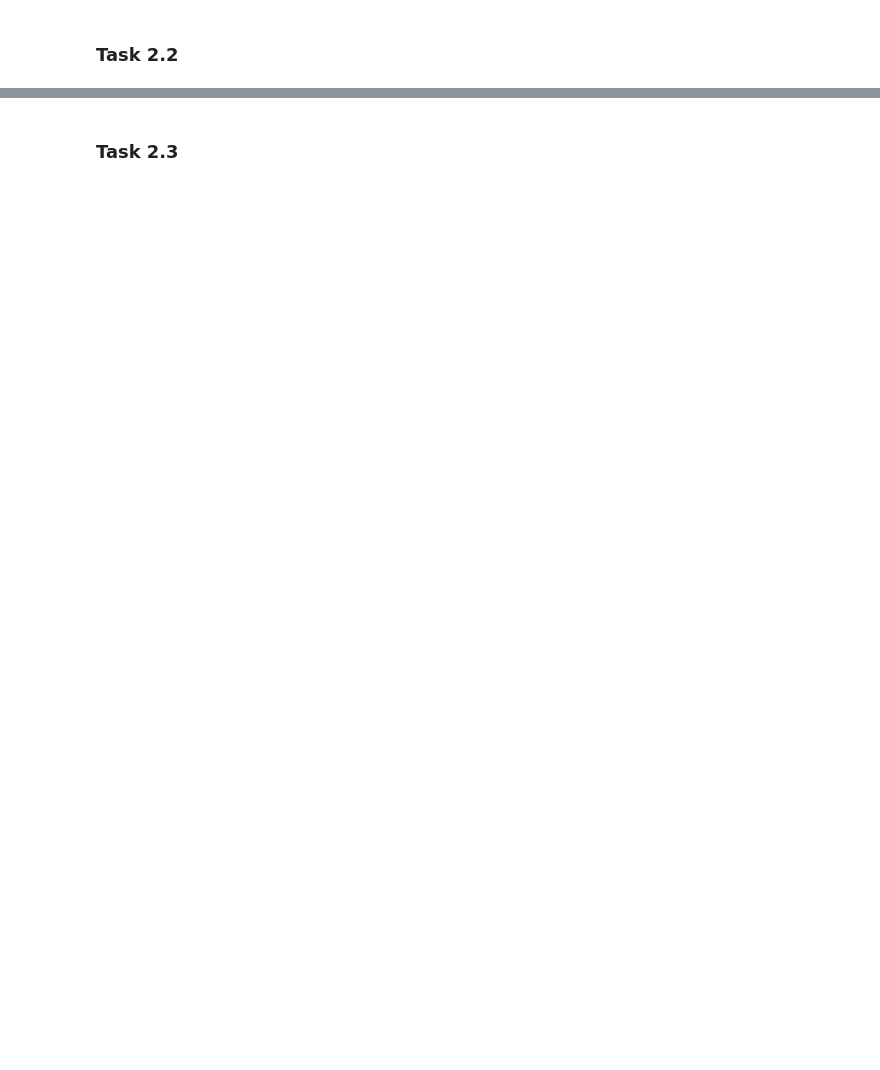
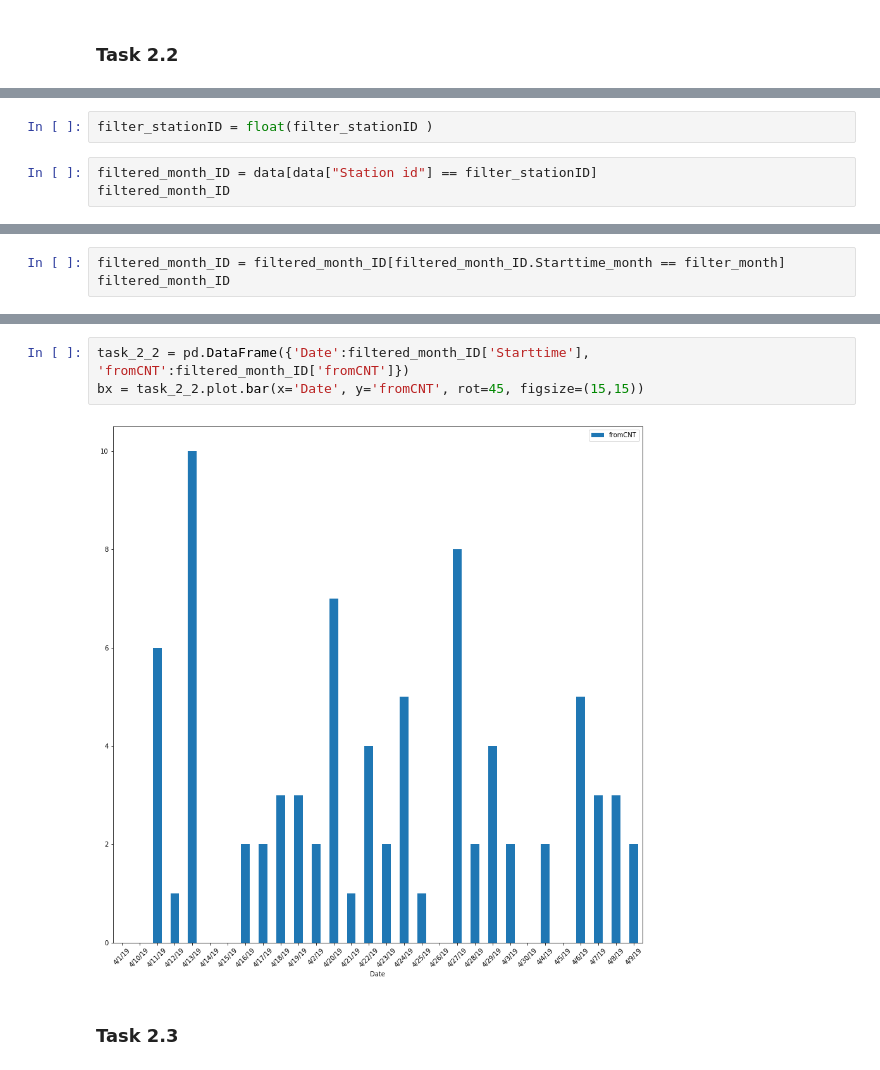
Before and after one commit to paige080298/DataScience_AdvancedTasks, a Jupyter notebook: bikeviz.ipynb, the cells around one changed output, grey strips where cells are left out. Drawn from its saved outputs; the diff is of its cells as text; blank space fills up the shorter version.

```diff
--- a/bikeviz.ipynb
+++ b/bikeviz.ipynb
@@ -79,0 +644,5 @@ filter_stationID = 1046
+# %%
+filter_stationID = float(filter_stationID )
+# %%
+filtered_month_ID = data[data["Station id"] == filter_stationID]
+filtered_month_ID
@@ -79,0 +663,3 @@ filter_stationID = 1046
+# %%
+filtered_month_ID = filtered_month_ID[filtered_month_ID.Starttime_month == filter_month]
+filtered_month_ID
@@ -80,2 +684,7 @@ filter_stationID = 1046
+# %%
+task_2_2 = pd.DataFrame({'Date':filtered_month_ID['Starttime'], 'fromCNT':filtered_month_ID['fromCNT']})
+bx = task_2_2.plot.bar(x='Date', y='fromCNT', rot=45, figsize=(15,15))
+# %% [output]
+[figure, added]
 # %% [markdown]
 ### Task 2.3
```
Also changed, not shown: parts of 105 cells of this notebook.
